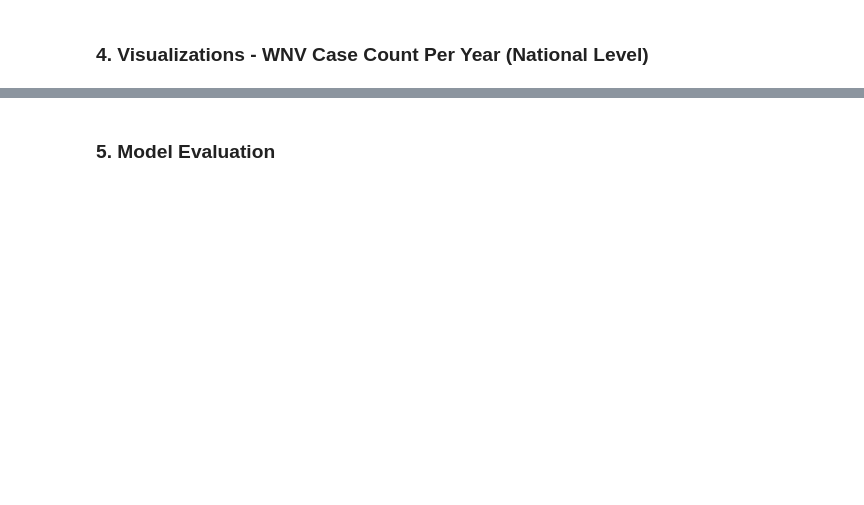
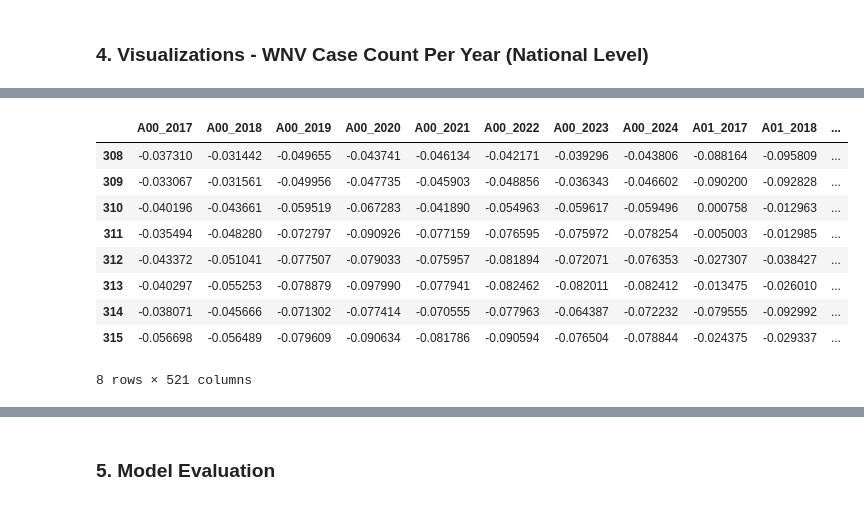
Before and after one commit to Amoreno73/wnv_embeddings, a Jupyter notebook: notebooks/national_embeddings/wnv_analysis.ipynb, the cells around one changed output, grey strips where cells are left out. Cells and saved outputs as stored; diff of their text form; code cells hidden in the pictures; blank space fills up the shorter version.

```diff
--- a/notebooks/national_embeddings/wnv_analysis.ipynb
+++ b/notebooks/national_embeddings/wnv_analysis.ipynb
@@ -324,3 +321,17 @@ df_merged
+# %%
+df_ct = df_all[df_all["GEOID"].str.startswith("09")]
+df_ct
+# %% [output]
+|  | A00_2017 | A00_2018 | A00_2019 | A00_2020 | A00_2021 | A00_2022 | A00_2023 | A00_2024 | A01_2017 | A01_2018 | ... |
+| 308 | -0.037310 | -0.031442 | -0.049655 | -0.043741 | -0.046134 | -0.042171 | -0.039296 | -0.043806 | -0.088164 | -0.095809 | ... |
+| 309 | -0.033067 | -0.031561 | -0.049956 | -0.047735 | -0.045903 | -0.048856 | -0.036343 | -0.046602 | -0.090200 | -0.092828 | ... |
+| 310 | -0.040196 | -0.043661 | -0.059519 | -0.067283 | -0.041890 | -0.054963 | -0.059617 | -0.059496 | 0.000758 | -0.012963 | ... |
+| 311 | -0.035494 | -0.048280 | -0.072797 | -0.090926 | -0.077159 | -0.076595 | -0.075972 | -0.078254 | -0.005003 | -0.012985 | ... |
+| 312 | -0.043372 | -0.051041 | -0.077507 | -0.079033 | -0.075957 | -0.081894 | -0.072071 | -0.076353 | -0.027307 | -0.038427 | ... |
+| 313 | -0.040297 | -0.055253 | -0.078879 | -0.097990 | -0.077941 | -0.082462 | -0.082011 | -0.082412 | -0.013475 | -0.026010 | ... |
+| 314 | -0.038071 | -0.045666 | -0.071302 | -0.077414 | -0.070555 | -0.077963 | -0.064387 | -0.072232 | -0.079555 | -0.092992 | ... |
+| 315 | -0.056698 | -0.056489 | -0.079609 | -0.090634 | -0.081786 | -0.090594 | -0.076504 | -0.078844 | -0.024375 | -0.029337 | ... |
+8 rows × 521 columns
 # %%
 for year in range(2017, 2018):
 	col = f"Cases_{year}"
```
Also changed, not shown: parts of 5 cells of this notebook, 3 other files.
